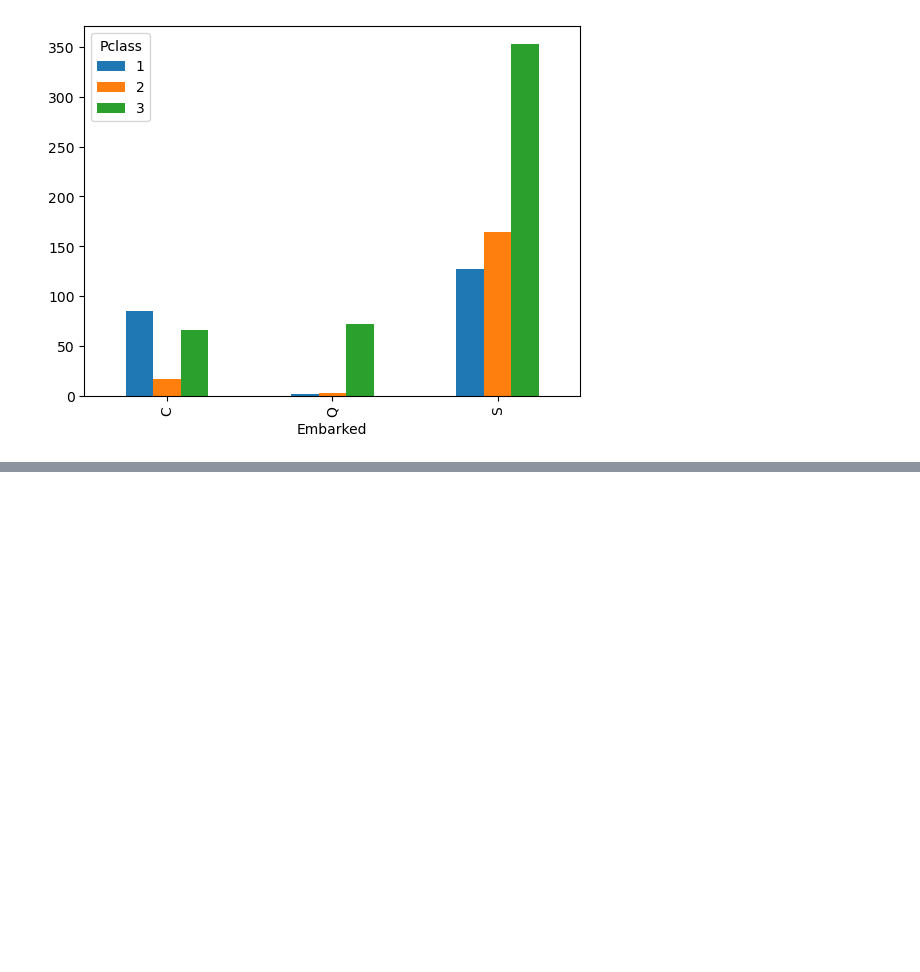
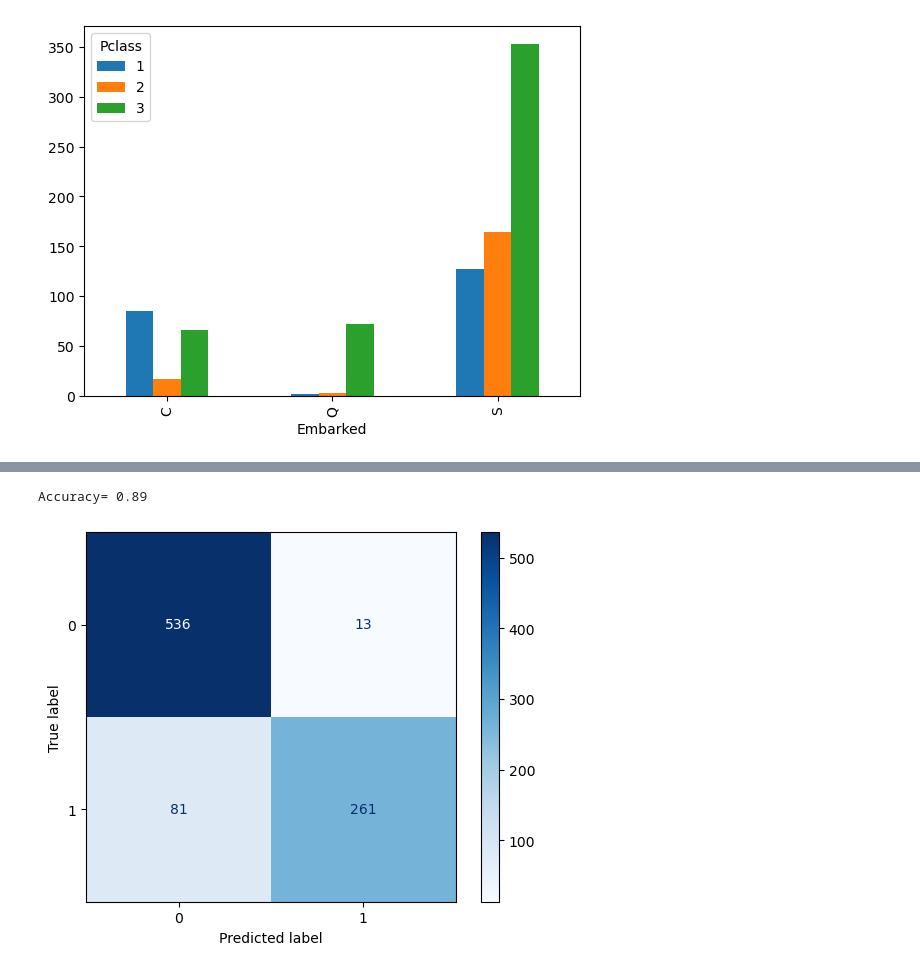
Before and after one commit to JeanGC970520/titanic, a Jupyter notebook: main.ipynb, the cells around one changed output, grey strips where cells are left out. Cells and saved outputs as stored; diff of their text form; code cells hidden in the pictures; blank space fills up the shorter version.

```diff
--- a/main.ipynb
+++ b/main.ipynb
@@ -127,0 +320,5 @@ Empezamos seleccionando las variables que queremos trabajar que serían:
+# %%
+conf_mat_acc(decision_tree, X_train, Y_train)
+# %% [output]
+Accuracy= 0.89
+[figure, added]
```
Also changed, not shown: parts of 30 cells of this notebook.
